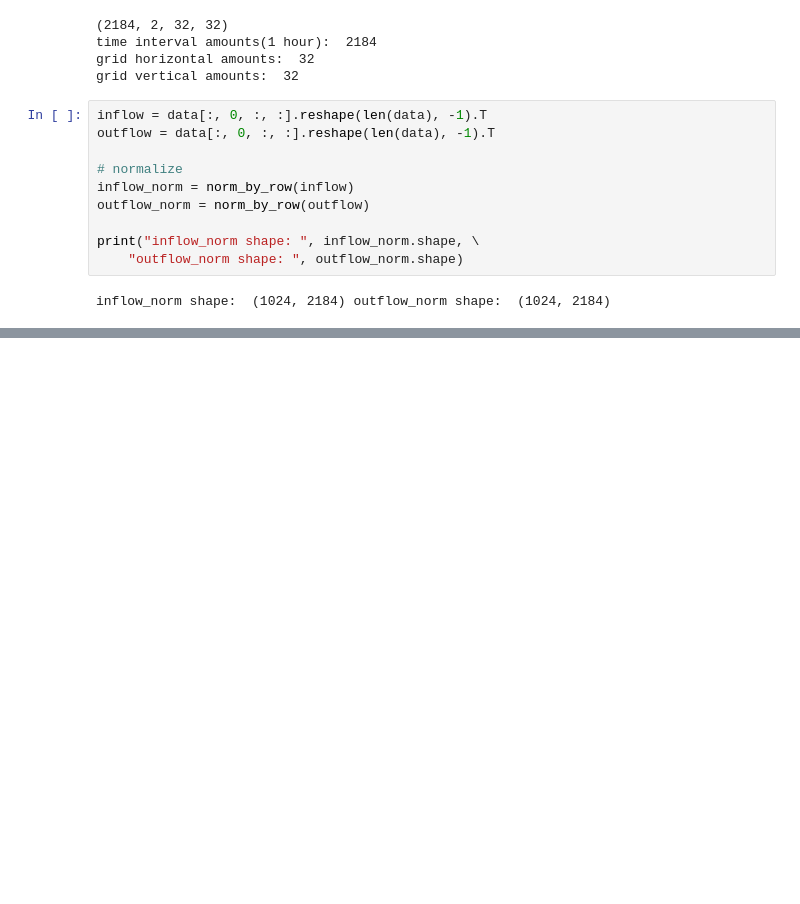
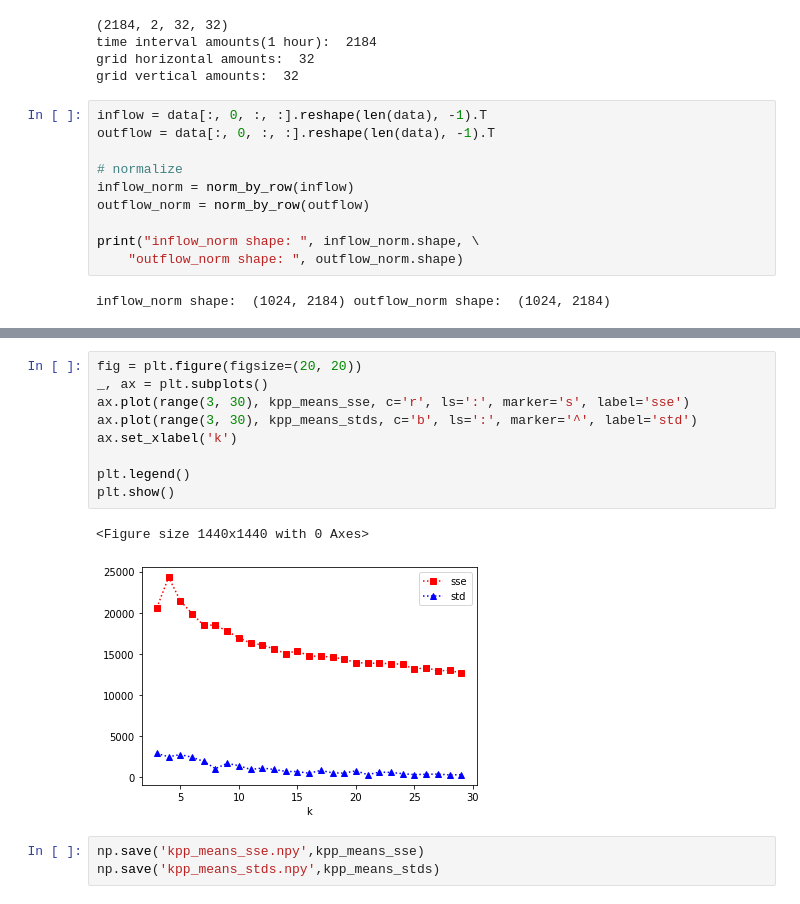
Before and after one commit to luojunhui1/AnomalyExpriments, a Jupyter notebook: test.ipynb, the cells around one changed output, grey strips where cells are left out. Cells and saved outputs as stored; diff of their text form; blank space fills up the shorter version.

```diff
--- a/test.ipynb
+++ b/test.ipynb
@@ -67,0 +78,15 @@ KeyboardInterrupt:
+# %%
+fig = plt.figure(figsize=(20, 20))
+_, ax = plt.subplots()
+ax.plot(range(3, 30), kpp_means_sse, c='r', ls=':', marker='s', label='sse')
+ax.plot(range(3, 30), kpp_means_stds, c='b', ls=':', marker='^', label='std')
+ax.set_xlabel('k')
+
+plt.legend()
+plt.show()
+# %% [output]
+<Figure size 1440x1440 with 0 Axes>
+[figure, added]
+# %%
+np.save('kpp_means_sse.npy',kpp_means_sse)
+np.save('kpp_means_stds.npy',kpp_means_stds)
```
Also changed, not shown: parts of 6 cells of this notebook, 6 other files.
